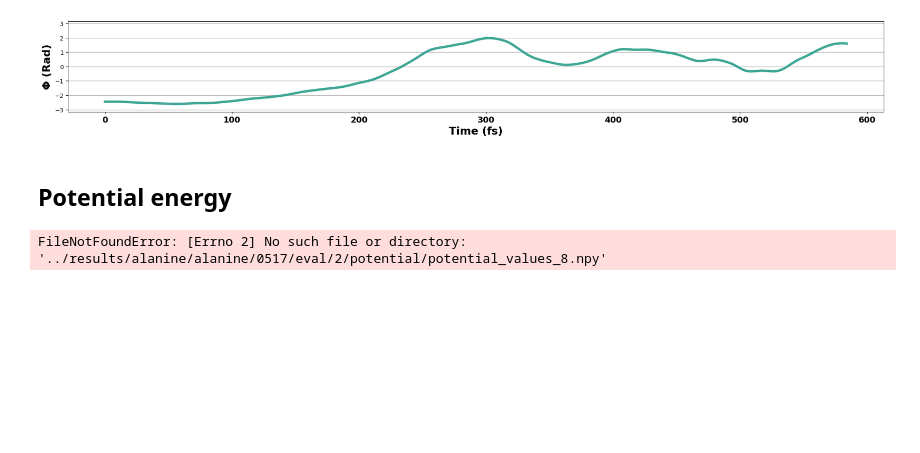
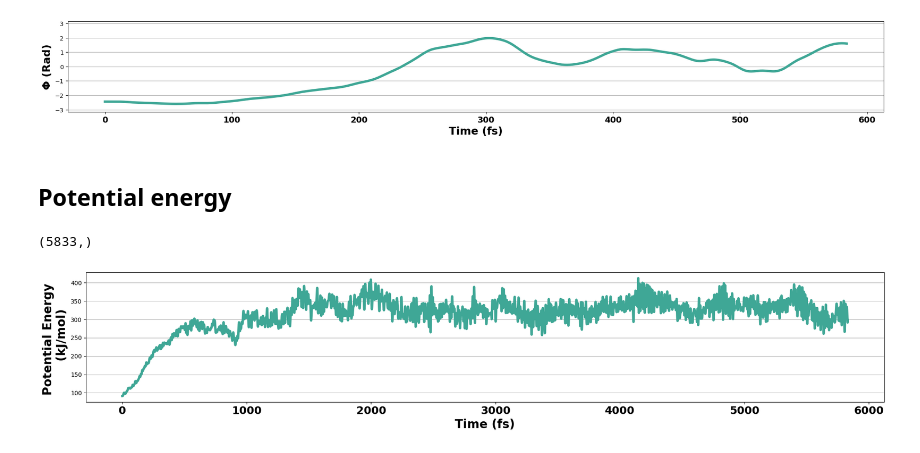
Before and after one commit to kiyoung98/tps_project, a Jupyter notebook: notebooks/figure.ipynb, the cells around one changed output. Drawn from its saved outputs; the diff is of its cells as text; code cells hidden in the pictures; blank space fills up the shorter version.

```diff
--- a/notebooks/figure.ipynb
+++ b/notebooks/figure.ipynb
@@ -284,18 +300,38 @@ fig_psi = plot_torsion_angle(
 # %% [markdown]
 ## Potential energy
 # %%
+# Molecule configs
+molecule = "poly"
+start_state="pp2"
+end_state="pp1"
+best='epd'
+
+# Path configs
+project = "poly"
+date = "date"
+seed = "0"
+md_file = f"../data/{molecule}/{start_state}.pdb"
+
+# Image config
+IMAGE_SIZE = "400px"
+
+colors = ["#A10035", "#3FA796", "#FEC220", "#2A0944"]
+
+# NOTE:Select path num to plot!!
+path_num = 31
+
 # Load potential energy value from npy file
-potential_file_name = f"../results/{molecule}/{project}/{date}/eval/{seed}/potential/potential_values_{path_num}.npy"
+potential_file_name = f"../results/{project}/{date}/eval/{best}/{seed}/potential/{path_num}.npy"
 
 potential_data = np.load(potential_file_name)
 potential_data.shape
 # %% [output]
-FileNotFoundError: [Errno 2] No such file or directory: '../results/alanine/alanine/0517/eval/2/potential/potential_values_8.npy'
+(5833,)
 # %%
-def plot_potential(image_name, path_to_save, data, color, y_label):
+def plot_potential(image_name, path_to_save, potential_data, color, y_label):
     # Basic configs
-	fig = plt.figure(figsize=(20, 5))
-	plt.plot(data, color = color,linewidth=4)
+	fig = plt.figure(figsize=(20, 4))
+	plt.plot(potential_data, color = color,linewidth=4)
 	plt.tick_params(
 		left = True,
 		right = False ,
@@ -305,16 +341,16 @@ def plot_potential(image_name, path_to_save, data, color, y_label):
 	)
 
 	# Data configs
-	plt.xlabel('Time (fs)', fontsize=28, weight="semibold")
-	plt.ylabel(f"{y_label}", fontsize=28, weight="semibold")
+	plt.xlabel('Time (fs)', fontsize=20, weight="semibold")
+	plt.ylabel(f"{y_label}", fontsize=20, weight="semibold")
 	plt.xticks(fontsize=18, weight="semibold")
  	# NOTE: Modify this considering molecules!!
-	plt.yticks([-1500, -1200, -900, -600], fontsize=18, weight="semibold")
+	# plt.yticks([-1600, -1400, -1200, -1000, -800], fontsize=18, weight="semibold")
 	plt.grid(axis='y')
 
  	# Save figure
 	plt.tight_layout()
-	fig.savefig(f'{path_to_save}/{image_name}.pdf', dpi=300)
+	fig.savefig(f'{path_to_save}/{image_name}.png', dpi=400)
 	plt.show()
 	plt.close()
 
@@ -322,9 +358,11 @@ def plot_potential(image_name, path_to_save, data, color, y_label):
 # %%
 # Plot potential energy
 fig_pot = plot_potential(
 	image_name = "potential",
 	path_to_save = path_to_save,
-	data = potential_data,
-	color = colors[3],
-	y_label = "Potential Energy (kJ/mol)"
+	potential_data = potential_data,
+	color = colors[1],
+	y_label = "Potential Energy \n (kJ/mol)"
 )
+# %% [output]
+[figure, added]
```
Also changed, not shown: parts of 14 cells of this notebook, 12 other files.
